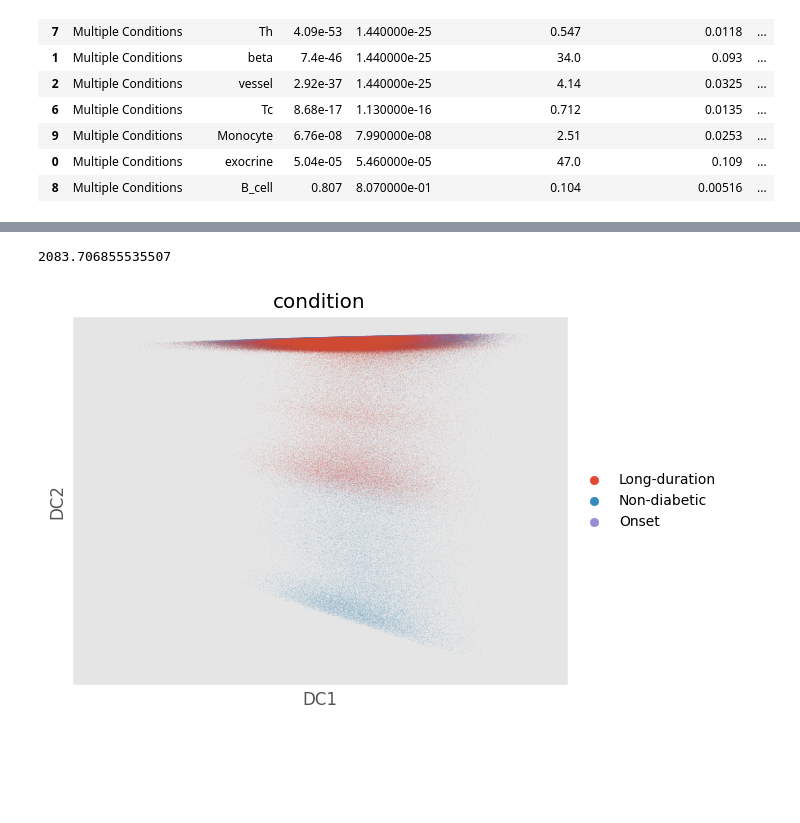
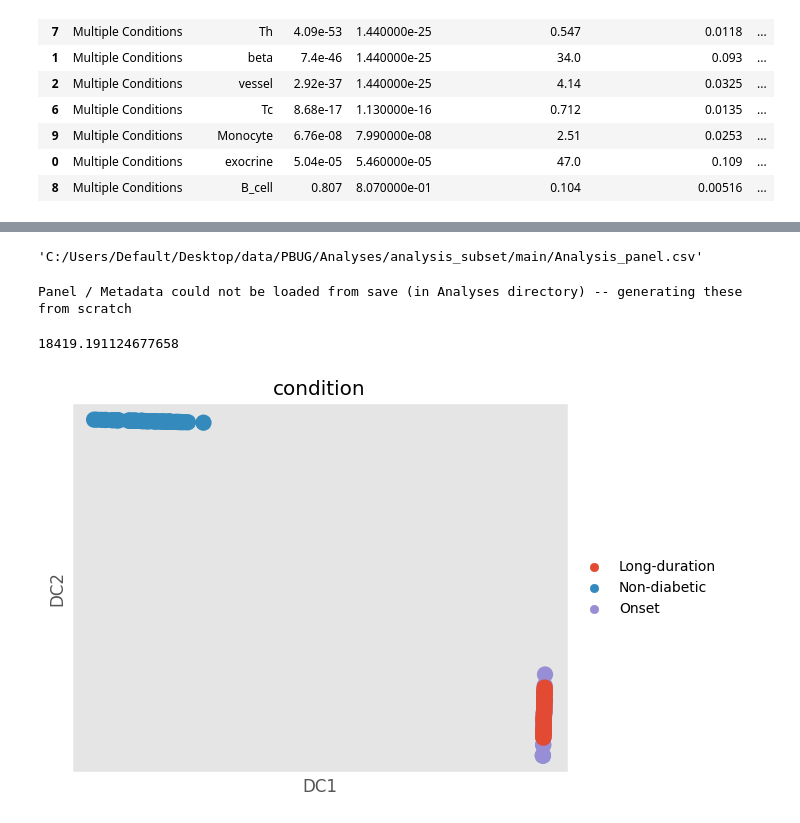
Before and after one commit to BenCaiello/PalmettoBUG, a Jupyter notebook: notebooks/replicatePapers/Damond-etal-Bodenmiller-2019-T1DPancreas/TestPancreaticPaper.ipynb, the cells around one changed output, grey strips where cells are left out. Drawn from its saved outputs; the diff is of its cells as text; code cells hidden in the pictures; blank space fills up the shorter version.

```diff
--- a/notebooks/replicatePapers/Damond-etal-Bodenmiller-2019-T1DPancreas/TestPancreaticPaper.ipynb
+++ b/notebooks/replicatePapers/Damond-etal-Bodenmiller-2019-T1DPancreas/TestPancreaticPaper.ipynb
@@ -477,11 +493,28 @@ Analysis.do_count_GLM(variable = "condition", conditions = Analysis.data.obs['co
+# %%
+panel_path
+# %% [output]
+'C:/Users/Default/Desktop/data/PBUG/Analyses/analysis_subset/main/Analysis_panel.csv'
+# %%
+## we can just use the panel / metadata from before -- the replace calls below replace the name of the main analysis with the islet-only analysis
+_, __, ___, ____ = ImageAnalysis.to_analysis()   ## necessary to generate the FCS files that will actually be read into the analysis
+panel.to_csv(panel_path.replace("analysis_subset",analysis_folder), index = False)
+metadata.to_csv(metadata_path.replace("analysis_subset",analysis_folder), index = False)
+# %% [output]
+Panel / Metadata could not be loaded from save (in Analyses directory) -- generating these from scratch
+# %%
+IsletAnalysis = palmettobug.Analysis()
+IsletAnalysis.load_data(directory + f"/Analyses/{analysis_folder}/main", arcsinh_cofactor = 5)
+IsletAnalysis.do_scaling()
 # %%
 ## test pseudotime -- will really want to run this on islet segmentations
-sc.pp.neighbors(Analysis.data)
-sc.tl.diffmap(Analysis.data, n_branchings = 3)
+sc.pp.neighbors(IsletAnalysis.data)
+sc.tl.diffmap(IsletAnalysis.data)
+IsletAnalysis.data.uns['iroot'] = 0   ## random choice, for now
+sc.tl.dpt(IsletAnalysis.data, n_branchings = 3)
 print(time.time() - start_timer)  ## keep track of time after each major step
 # %% [output]
-2083.706855535507
+18419.191124677658
 # %%
-sc.pl.diffmap(Analysis.data, color = 'condition')
+sc.pl.diffmap(IsletAnalysis.data, color = 'condition')
 # %% [output]
-[figure, old version]
+[figure, new version]
```
Also changed, not shown: parts of 27 cells of this notebook, 2 other files.
